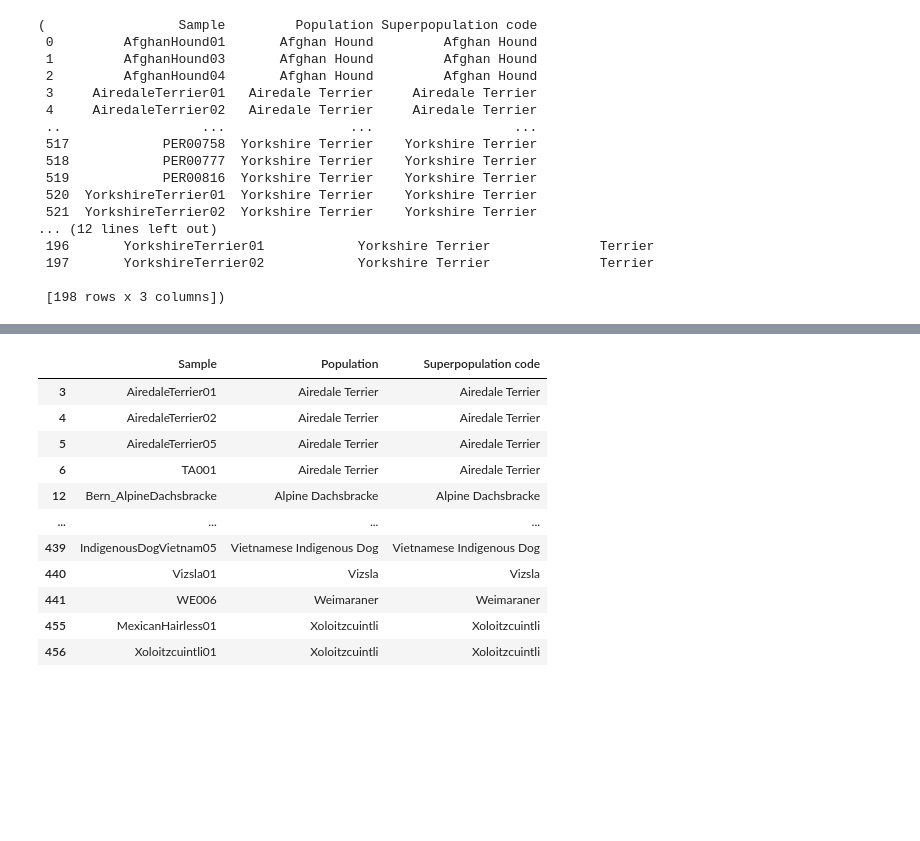
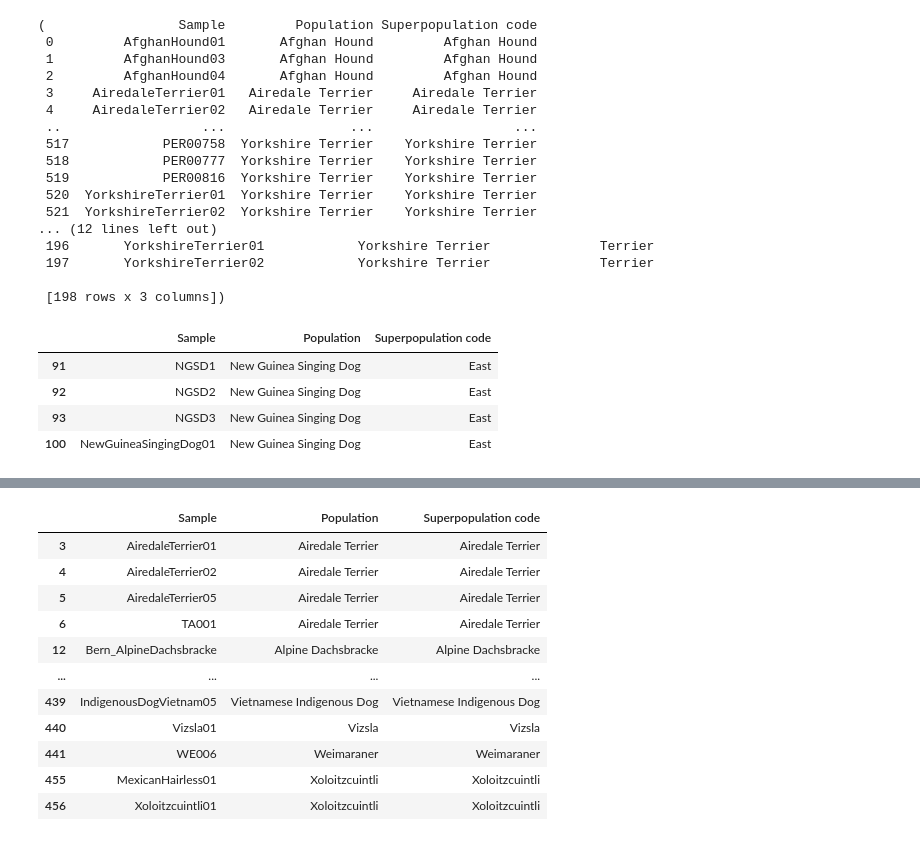
Before and after one commit to RichRast/Ge3Net, a Jupyter notebook: Notebooks/Shared_Notebooks/Admixed_dogs_predictions.ipynb, the cells around one changed output, grey strips where cells are left out. Cells and saved outputs as stored; diff of their text form; code cells hidden in the pictures; blank space fills up the shorter version.

```diff
--- a/Notebooks/Shared_Notebooks/Admixed_dogs_predictions.ipynb
+++ b/Notebooks/Shared_Notebooks/Admixed_dogs_predictions.ipynb
@@ -109,3 +121,11 @@ ref_map_e, ref_map_expt1
  197       YorkshireTerrier02            Yorkshire Terrier              Terrier
 
  [198 rows x 3 columns])
+# %%
+ref_map_expt1[ref_map_expt1.Population=='New Guinea Singing Dog']
+# %% [output]
+|  | Sample | Population | Superpopulation code |
+| 91 | NGSD1 | New Guinea Singing Dog | East |
+| 92 | NGSD2 | New Guinea Singing Dog | East |
+| 93 | NGSD3 | New Guinea Singing Dog | East |
+| 100 | NewGuineaSingingDog01 | New Guinea Singing Dog | East |
```
Also changed, not shown: parts of 60 cells of this notebook, 8 other files.
